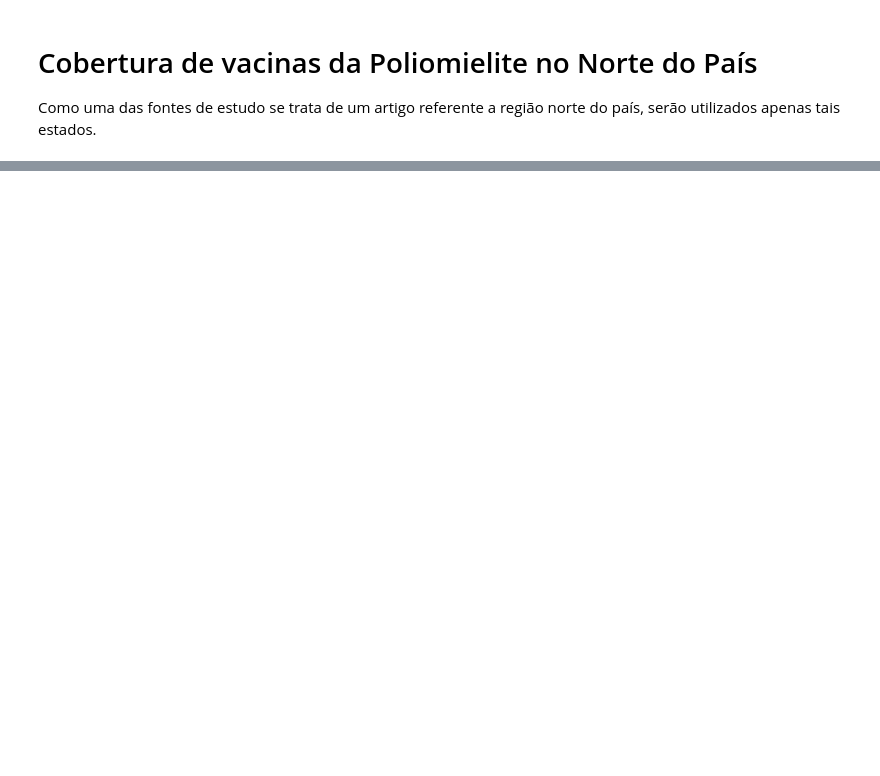
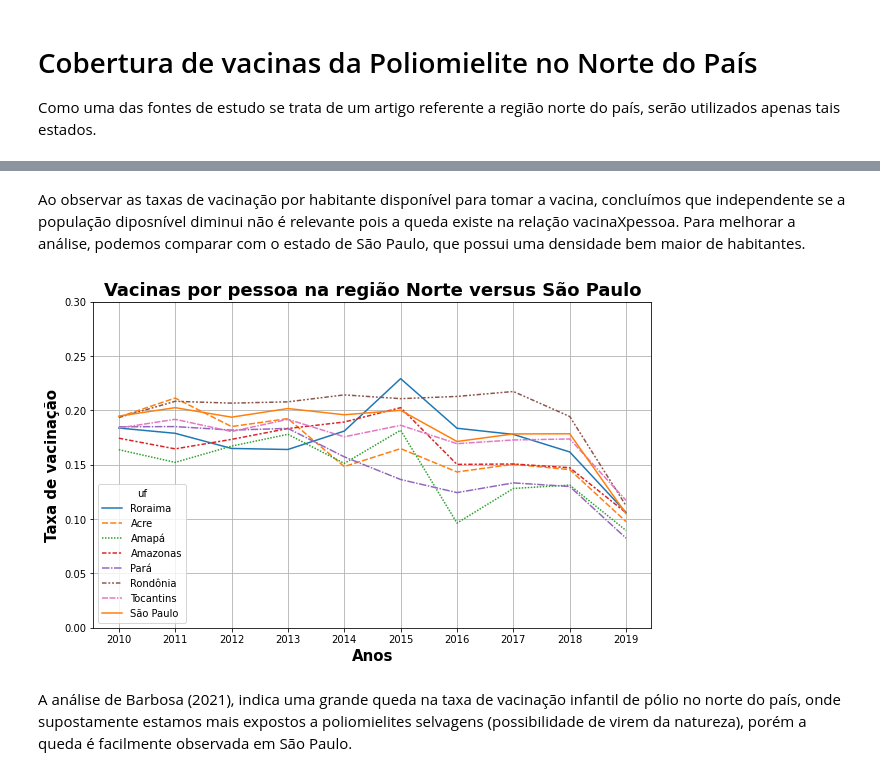
Before and after one commit to igor-puzipe/Vacinacao_polio_brasil, a Jupyter notebook: Notebook/vacinacao_polio_analises.ipynb, the cells around one changed output, grey strips where cells are left out. Saved outputs shown, nothing was run; the diff lists cells and outputs as text; code cells hidden in the pictures; blank space fills up the shorter version.

```diff
--- a/Notebook/vacinacao_polio_analises.ipynb
+++ b/Notebook/vacinacao_polio_analises.ipynb
@@ -58,0 +155,18 @@ cv_polio.head()
+# %% [markdown]
+Ao observar as taxas de vacinação por habitante disponível para tomar a vacina, concluímos que independente se a população diposnível diminui não é relevante pois a queda existe na relação vacinaXpessoa.
+Para melhorar a análise, podemos comparar com o estado de São Paulo, que possui uma densidade bem maior de habitantes.
+# %%
+plt.figure(figsize=(10,6))
+ax = sns.lineplot(data=vac_pessoa_norte)
+vac_pessoa_sp.plot(ax=ax)
+plt.xticks(rotation=0)
+plt.ylim(0, 0.3)
+ax.set_title('Vacinas por pessoa na região Norte versus São Paulo', fontsize=18, fontstyle='normal',fontweight=700)
+ax.set_ylabel('Taxa de vacinação', fontsize=15, fontweight=600)
+ax.set_xlabel('Anos', fontsize=15, fontweight=600)
+plt.grid(linestyle='-')
+plt.show()
+# %% [output]
+[figure, added]
+# %% [markdown]
+A análise de Barbosa (2021), indica uma grande queda na taxa de vacinação infantil de pólio no norte do país, onde supostamente estamos mais expostos a poliomielites selvagens (possibilidade de virem da natureza), porém a queda é facilmente observada em São Paulo.
```
Also changed, not shown: parts of 21 cells of this notebook.
